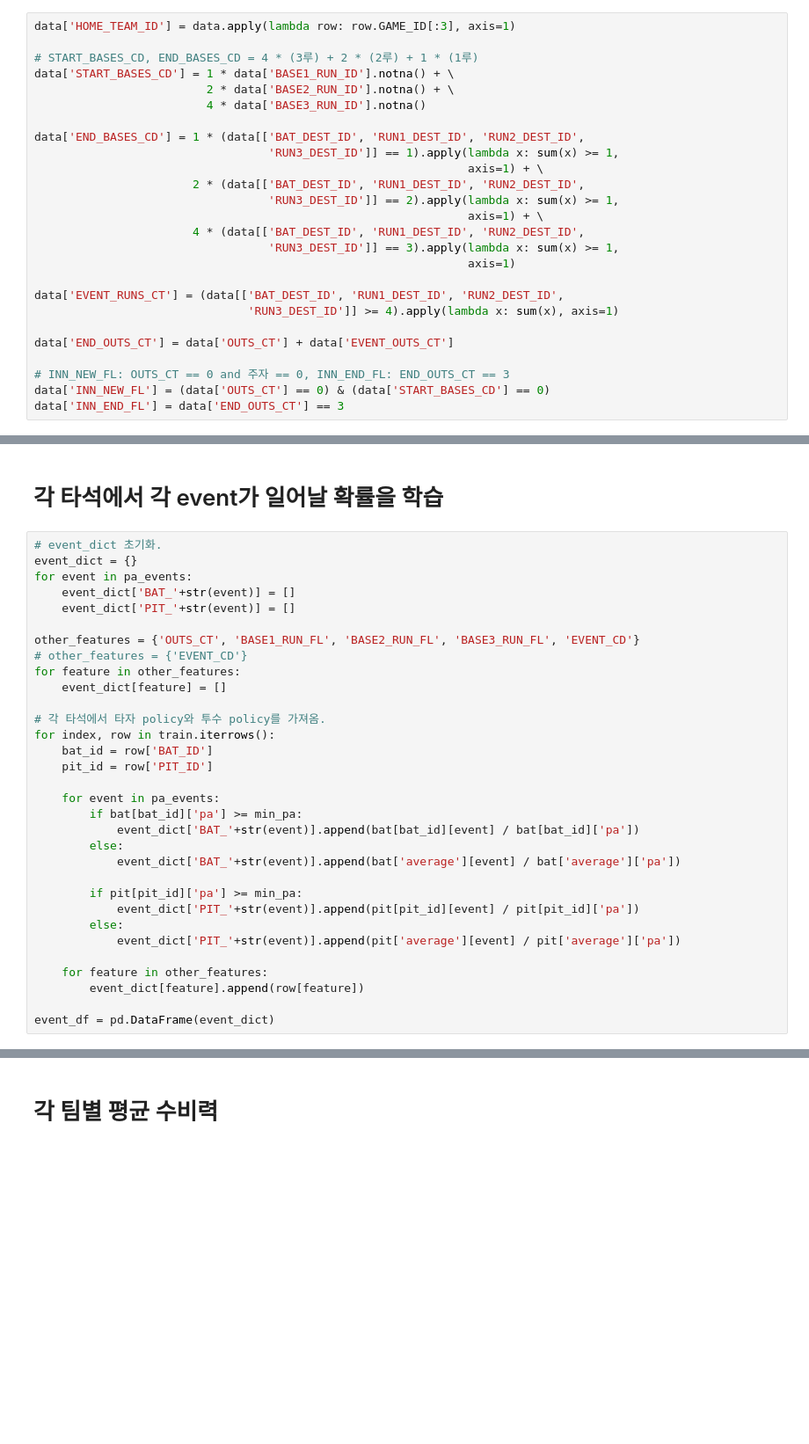
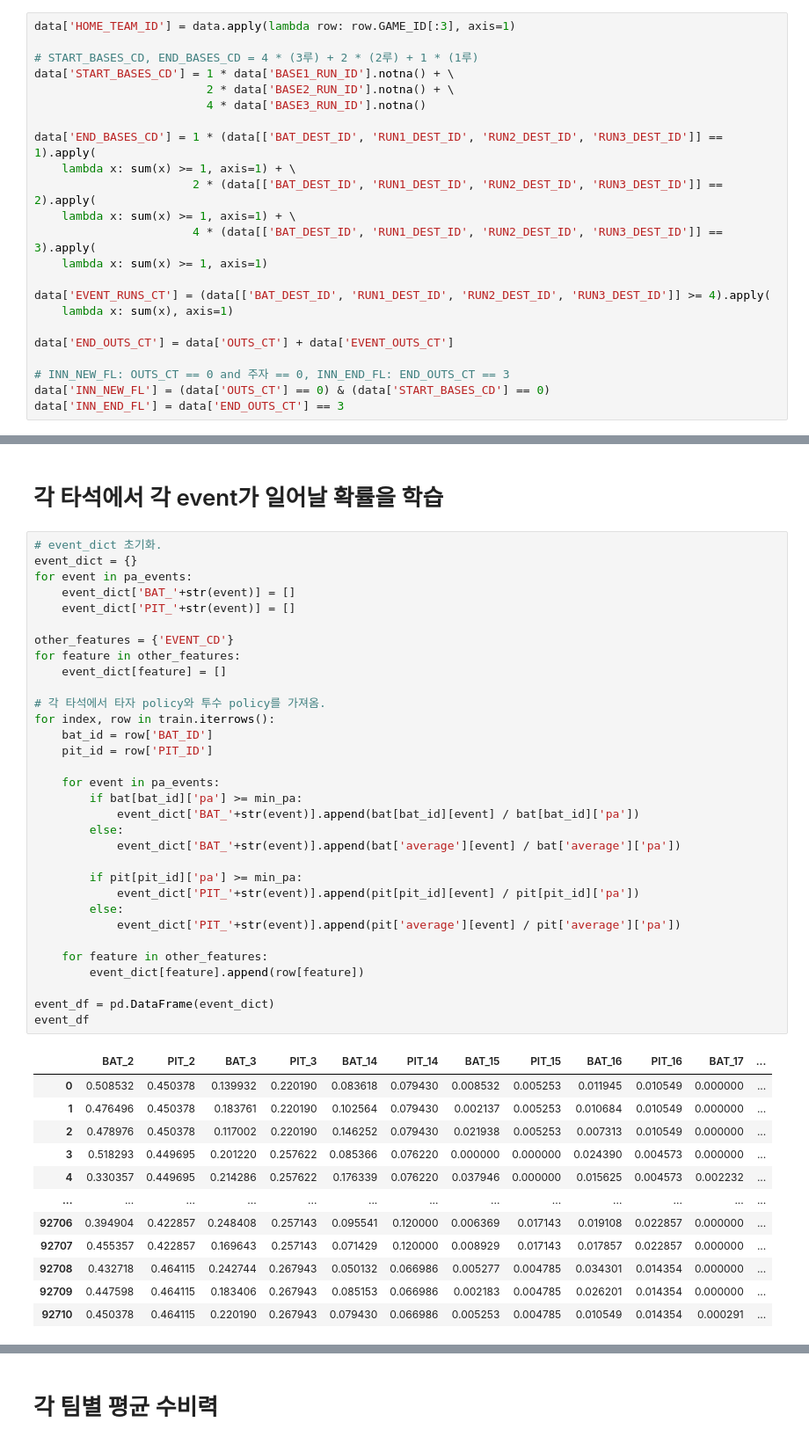
Before and after one commit to yonsweng/baseball-win-prediction, a Jupyter notebook: working/simulation.ipynb, the cells around one changed output, grey strips where cells are left out. Shown at 88% size. Cells and saved outputs as stored; diff of their text form; blank space fills up the shorter version.

Commit message:
Modify event_df

```diff
--- a/working/simulation.ipynb
+++ b/working/simulation.ipynb
@@ -39,18 +39,15 @@ data['START_BASES_CD'] = 1 * data['BASE1_RUN_ID'].notna() + \
                          2 * data['BASE2_RUN_ID'].notna() + \
                          4 * data['BASE3_RUN_ID'].notna()
 
-data['END_BASES_CD'] = 1 * (data[['BAT_DEST_ID', 'RUN1_DEST_ID', 'RUN2_DEST_ID',
-                                  'RUN3_DEST_ID']] == 1).apply(lambda x: sum(x) >= 1,
-                                                               axis=1) + \
-                       2 * (data[['BAT_DEST_ID', 'RUN1_DEST_ID', 'RUN2_DEST_ID',
-                                  'RUN3_DEST_ID']] == 2).apply(lambda x: sum(x) >= 1,
-                                                               axis=1) + \
-                       4 * (data[['BAT_DEST_ID', 'RUN1_DEST_ID', 'RUN2_DEST_ID',
-                                  'RUN3_DEST_ID']] == 3).apply(lambda x: sum(x) >= 1,
-                                                               axis=1)
+data['END_BASES_CD'] = 1 * (data[['BAT_DEST_ID', 'RUN1_DEST_ID', 'RUN2_DEST_ID', 'RUN3_DEST_ID']] == 1).apply(
+    lambda x: sum(x) >= 1, axis=1) + \
+                       2 * (data[['BAT_DEST_ID', 'RUN1_DEST_ID', 'RUN2_DEST_ID', 'RUN3_DEST_ID']] == 2).apply(
+    lambda x: sum(x) >= 1, axis=1) + \
+                       4 * (data[['BAT_DEST_ID', 'RUN1_DEST_ID', 'RUN2_DEST_ID', 'RUN3_DEST_ID']] == 3).apply(
+    lambda x: sum(x) >= 1, axis=1)
 
-data['EVENT_RUNS_CT'] = (data[['BAT_DEST_ID', 'RUN1_DEST_ID', 'RUN2_DEST_ID',
-                               'RUN3_DEST_ID']] >= 4).apply(lambda x: sum(x), axis=1)
+data['EVENT_RUNS_CT'] = (data[['BAT_DEST_ID', 'RUN1_DEST_ID', 'RUN2_DEST_ID', 'RUN3_DEST_ID']] >= 4).apply(
+    lambda x: sum(x), axis=1)
 
 data['END_OUTS_CT'] = data['OUTS_CT'] + data['EVENT_OUTS_CT']
 
@@ -299,32 +287,45 @@ for pit_id in pit:
 # %%
 # event_dict 초기화.
 event_dict = {}
 for event in pa_events:
     event_dict['BAT_'+str(event)] = []
     event_dict['PIT_'+str(event)] = []
 
-other_features = {'OUTS_CT', 'BASE1_RUN_FL', 'BASE2_RUN_FL', 'BASE3_RUN_FL', 'EVENT_CD'}
-# other_features = {'EVENT_CD'}
+other_features = {'EVENT_CD'}
 for feature in other_features:
     event_dict[feature] = []
 
 # 각 타석에서 타자 policy와 투수 policy를 가져옴.
 for index, row in train.iterrows():
     bat_id = row['BAT_ID']
     pit_id = row['PIT_ID']
 
     for event in pa_events:
         if bat[bat_id]['pa'] >= min_pa:
             event_dict['BAT_'+str(event)].append(bat[bat_id][event] / bat[bat_id]['pa'])
         else:
             event_dict['BAT_'+str(event)].append(bat['average'][event] / bat['average']['pa'])
 
         if pit[pit_id]['pa'] >= min_pa:
             event_dict['PIT_'+str(event)].append(pit[pit_id][event] / pit[pit_id]['pa'])
         else:
             event_dict['PIT_'+str(event)].append(pit['average'][event] / pit['average']['pa'])
 
     for feature in other_features:
         event_dict[feature].append(row[feature])
 
 event_df = pd.DataFrame(event_dict)
+event_df
+# %% [output]
+|  | BAT_2 | PIT_2 | BAT_3 | PIT_3 | BAT_14 | PIT_14 | BAT_15 | PIT_15 | BAT_16 | PIT_16 | BAT_17 | ... |
+| 0 | 0.508532 | 0.450378 | 0.139932 | 0.220190 | 0.083618 | 0.079430 | 0.008532 | 0.005253 | 0.011945 | 0.010549 | 0.000000 | ... |
+| 1 | 0.476496 | 0.450378 | 0.183761 | 0.220190 | 0.102564 | 0.079430 | 0.002137 | 0.005253 | 0.010684 | 0.010549 | 0.000000 | ... |
+| 2 | 0.478976 | 0.450378 | 0.117002 | 0.220190 | 0.146252 | 0.079430 | 0.021938 | 0.005253 | 0.007313 | 0.010549 | 0.000000 | ... |
+| 3 | 0.518293 | 0.449695 | 0.201220 | 0.257622 | 0.085366 | 0.076220 | 0.000000 | 0.000000 | 0.024390 | 0.004573 | 0.000000 | ... |
+| 4 | 0.330357 | 0.449695 | 0.214286 | 0.257622 | 0.176339 | 0.076220 | 0.037946 | 0.000000 | 0.015625 | 0.004573 | 0.002232 | ... |
+| ... | ... | ... | ... | ... | ... | ... | ... | ... | ... | ... | ... | ... |
+| 92706 | 0.394904 | 0.422857 | 0.248408 | 0.257143 | 0.095541 | 0.120000 | 0.006369 | 0.017143 | 0.019108 | 0.022857 | 0.000000 | ... |
+| 92707 | 0.455357 | 0.422857 | 0.169643 | 0.257143 | 0.071429 | 0.120000 | 0.008929 | 0.017143 | 0.017857 | 0.022857 | 0.000000 | ... |
+| 92708 | 0.432718 | 0.464115 | 0.242744 | 0.267943 | 0.050132 | 0.066986 | 0.005277 | 0.004785 | 0.034301 | 0.014354 | 0.000000 | ... |
+| 92709 | 0.447598 | 0.464115 | 0.183406 | 0.267943 | 0.085153 | 0.066986 | 0.002183 | 0.004785 | 0.026201 | 0.014354 | 0.000000 | ... |
+| 92710 | 0.450378 | 0.464115 | 0.220190 | 0.267943 | 0.079430 | 0.066986 | 0.005253 | 0.004785 | 0.010549 | 0.014354 | 0.000291 | ... |
```
Also changed, not shown: parts of 10 cells of this notebook.
